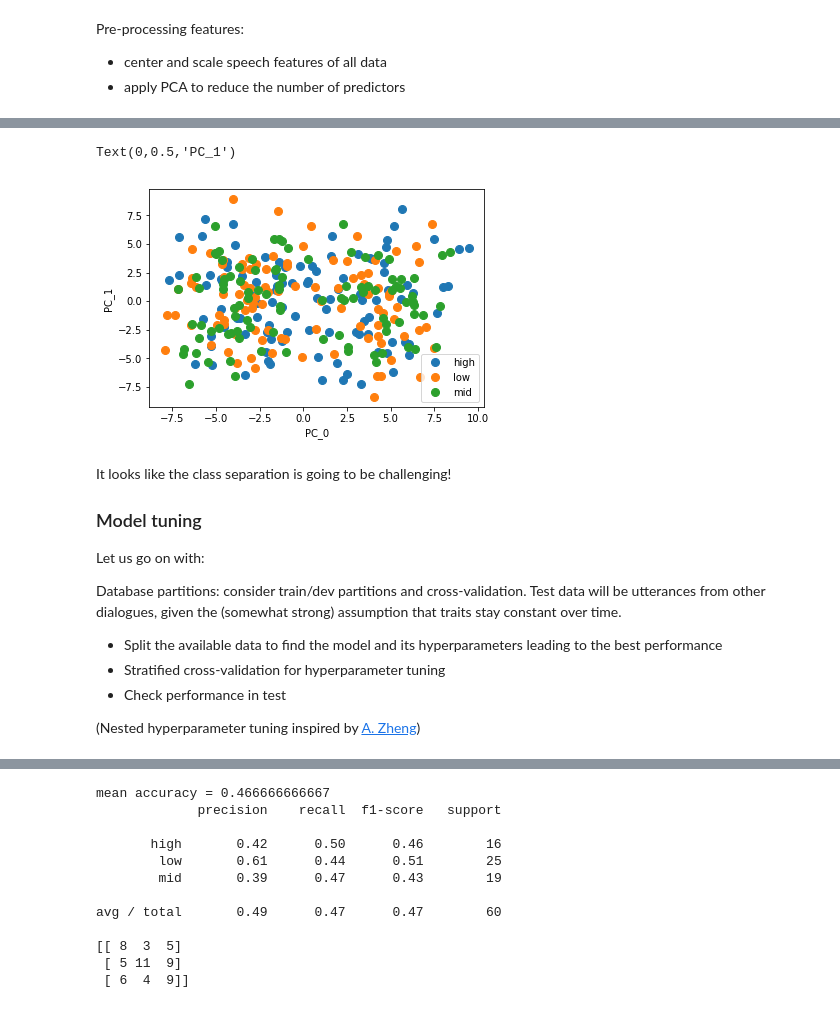
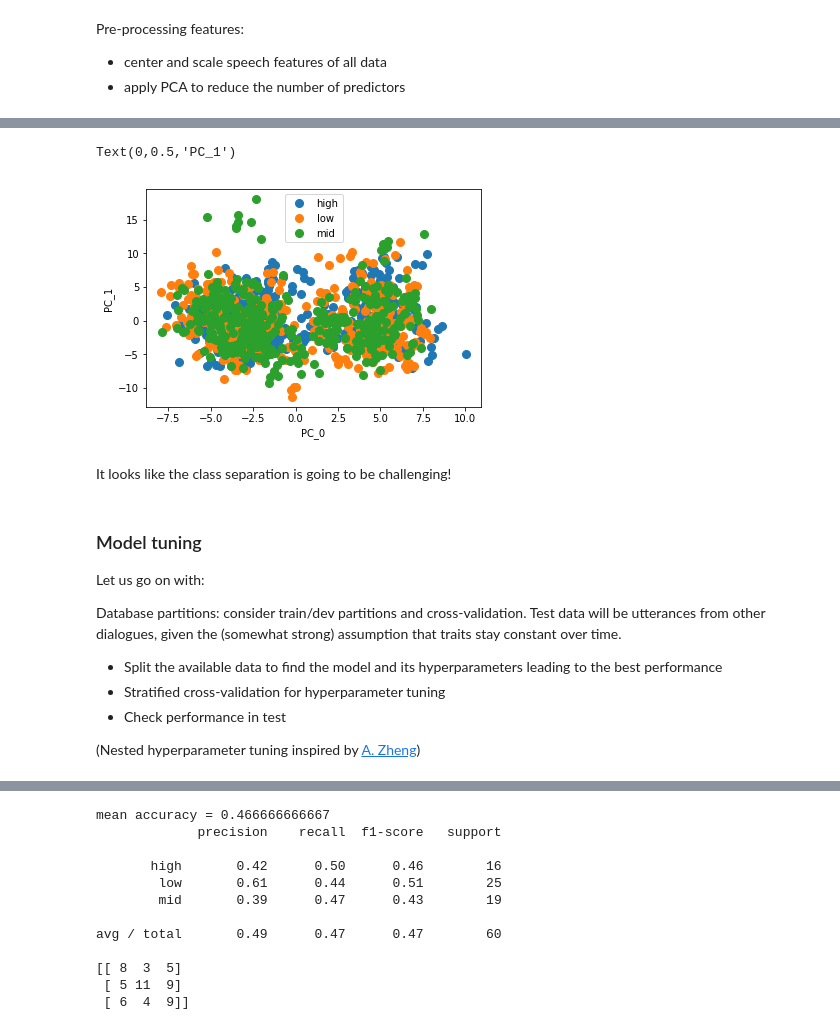
Before and after one commit to laufergall/ML_Speaker_Characteristics, a Jupyter notebook: classification/02_evaluating_classification.ipynb, the cells around one changed output, grey strips where cells are left out. Saved outputs shown, nothing was run; the diff lists cells and outputs as text; code cells hidden in the pictures.

```diff
--- a/classification/02_evaluating_classification.ipynb
+++ b/classification/02_evaluating_classification.ipynb
@@ -82,8 +88,3 @@ Pre-processing features:
 
 * center and scale speech features of all data
 * apply PCA to reduce the number of predictors
-# %%
-# extract speaker ID from sample_heard
-
-feats['speaker_ID'] = feats['sample_heard'].str.slice(1, 4)
-feats.head()
@@ -99,8 +92,8 @@ feats.head()
 # Standardize speech features
 
 scaler = StandardScaler()
-scaler.fit(feats.drop(['sample_heard','is_male','speaker_ID'],axis=1))
-feats_s = scaler.transform(feats.drop(['sample_heard','is_male','speaker_ID'],axis=1)) # numpy 300x88
+scaler.fit(feats.drop(['name'],axis=1))
+feats_s = scaler.transform(feats.drop(['name'],axis=1)) # numpy 300x88
 # %%
 # Apply PCA and examine how many components to retain
 
@@ -140,6 +133,4 @@ We will retain the first 5 principal components, which account for 51% of the ex
 # %%
 # selected pca components as pandas data frame
-feats_pca_pd = pd.DataFrame(feats_pca[:,0:5], columns = np.char.mod('PC_%d', np.arange(5)))
-
-# adding speaker one-hot encoded gender
-feats_pca_pd.loc[:,'is_male']=feats['is_male'].values
+ncomp = 4
+feats_pca_pd = pd.DataFrame(feats_pca[:,0:ncomp], columns = np.char.mod('PC_%d', np.arange(ncomp)))
@@ -146,20 +141,26 @@ feats_pca_pd.loc[:,'is_male']=feats['is_male'].values
+# %%
+# extract speaker ID from speech file name
+feats_pca_pd['speaker_ID'] = feats['name'].str.slice(2, 5).astype('int') # shape: 1197, 90
+
+# appending class label
+feats_pca_class = feats_pca_pd.merge(ratings_class)
 # %%
 # plot first pca components for one trait
 
-feats_grouped = feats_pca_pd.groupby(ratings_class['intelligent'].astype("category"))
+feats_grouped = feats_pca_pd.groupby(feats_pca_class['intelligent'].astype("category"))
 
 fig, ax = plt.subplots()
-for name, group in aa:
+for name, group in feats_grouped:
     ax.plot(group.PC_0, group.PC_1, marker='o', linestyle='', ms=8, label=name)
 ax.legend()
 ax.set_xlabel('PC_0')
 ax.set_ylabel('PC_1')
 # %% [output]
 Text(0,0.5,'PC_1')
-[figure, old version]
+[figure, new version]
+# %% [markdown]
+It looks like the class separation is going to be challenging!
 # %% [markdown]
-It looks like the class separation is going to be challenging!
-
 ### Model tuning
 
 Let us go on with:
```
Also changed, not shown: parts of 12 cells of this notebook.
